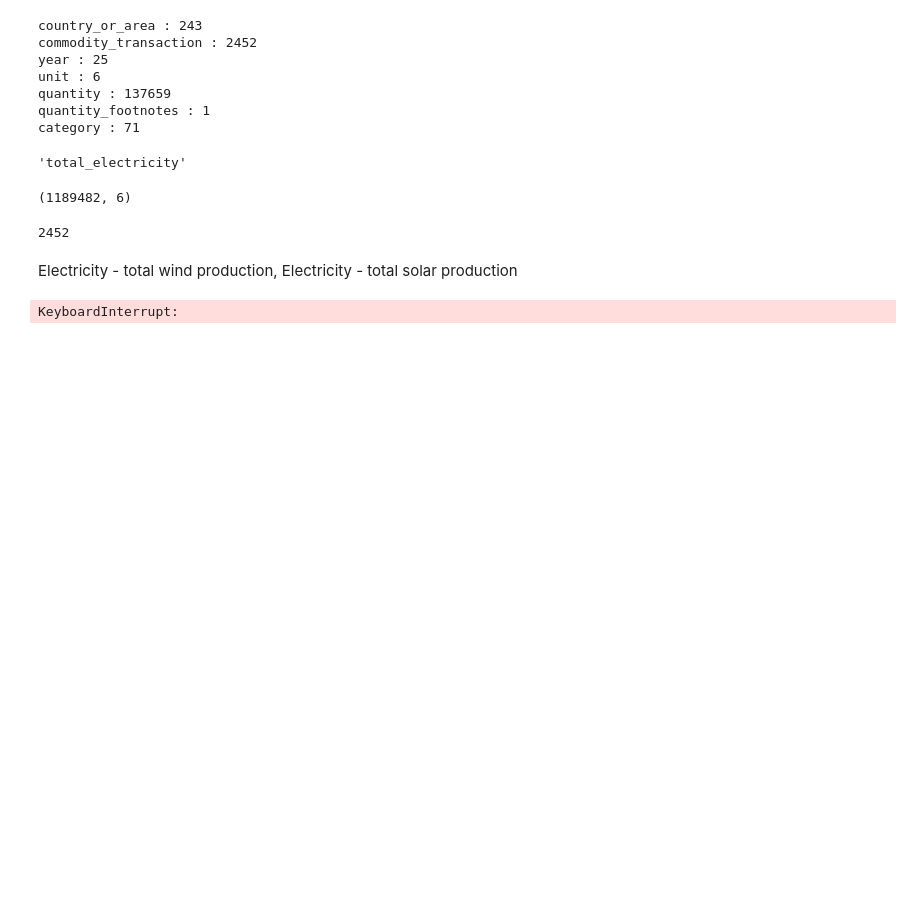
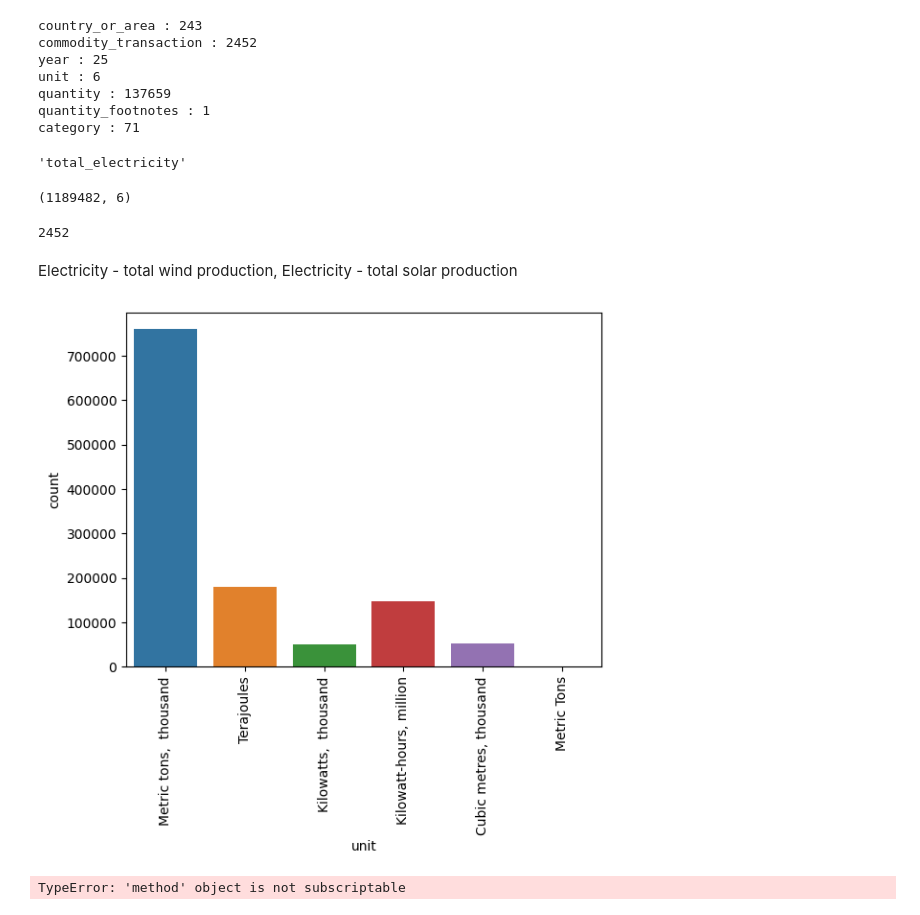
Before and after one commit to sibanda1989/international-energy-statistics-analysis, a Jupyter notebook: iesHS071022.ipynb, the cells around one changed output. Saved outputs shown, nothing was run; the diff lists cells and outputs as text; code cells hidden in the pictures; blank space fills up the shorter version.

```diff
--- a/iesHS071022.ipynb
+++ b/iesHS071022.ipynb
@@ -6,8 +6,10 @@ import pandas as pd
 import matplotlib.pyplot as plt
 import seaborn as sns
 %matplotlib inline
+# %%
+filepath = 'C:\\Users\\admin\Documents\\Data-Projects\\international-energy-statistics\\all_energy_statistics.csv'
 # %%
-ies_df = pd.read_csv('all_energy_statistics.csv')
+ies_df = pd.read_csv(filepath)
 ies_df.shape
 # %% [output]
 (1189482, 7)
@@ -79,13 +81,23 @@ len(com_df)
 # %% [markdown]
 Electricity - total wind production, Electricity - total solar production
 # %%
-electricity_set = set()
+# electricity_set = set()
 
-for i in range (0, len(com_df)):
-    for entry in com_df['commodity_transaction'].value_counts().index[i]:
-        if str(entry).startswith('Electricity'):
-            electricity_set.add(entry)
+# for i in range (0, len(com_df)):
+#     for entry in com_df['commodity_transaction'].value_counts().index[i]:
+#         if str(entry).startswith('Electricity'):
+#             electricity_set.add(entry)
 
-len(electricity_set)
+# len(electricity_set)
-# %% [output]
-KeyboardInterrupt:
+# %%
+sns.countplot(
+    data= ies_df,
+    x = 'unit'
+);
+plt.xticks(rotation=90);
+# %% [output]
+[figure, added]
+# %%
+ies_df.query[ies_df['country_or_area'] == 'Ireland']
+# %% [output]
+TypeError: 'method' object is not subscriptable
```
Also changed, not shown: 1 other file.
